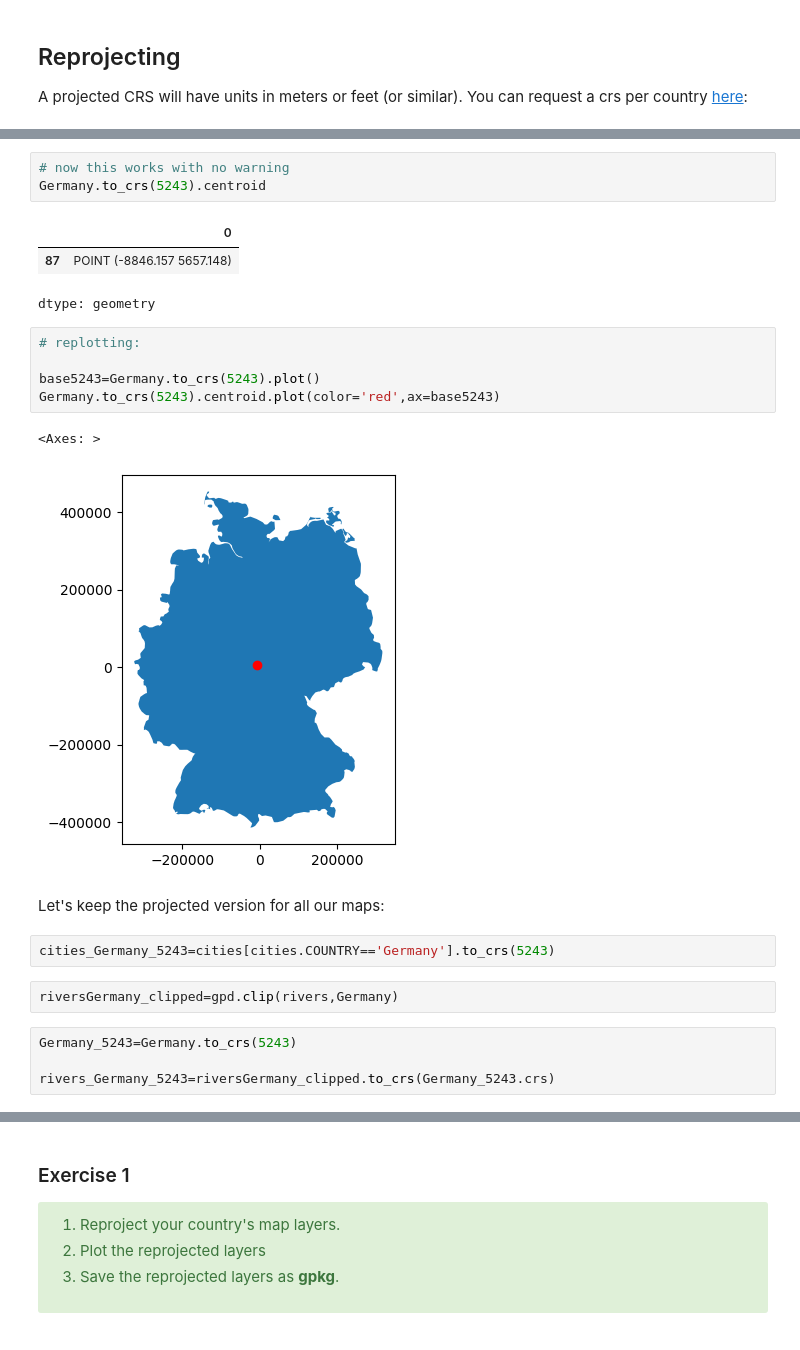
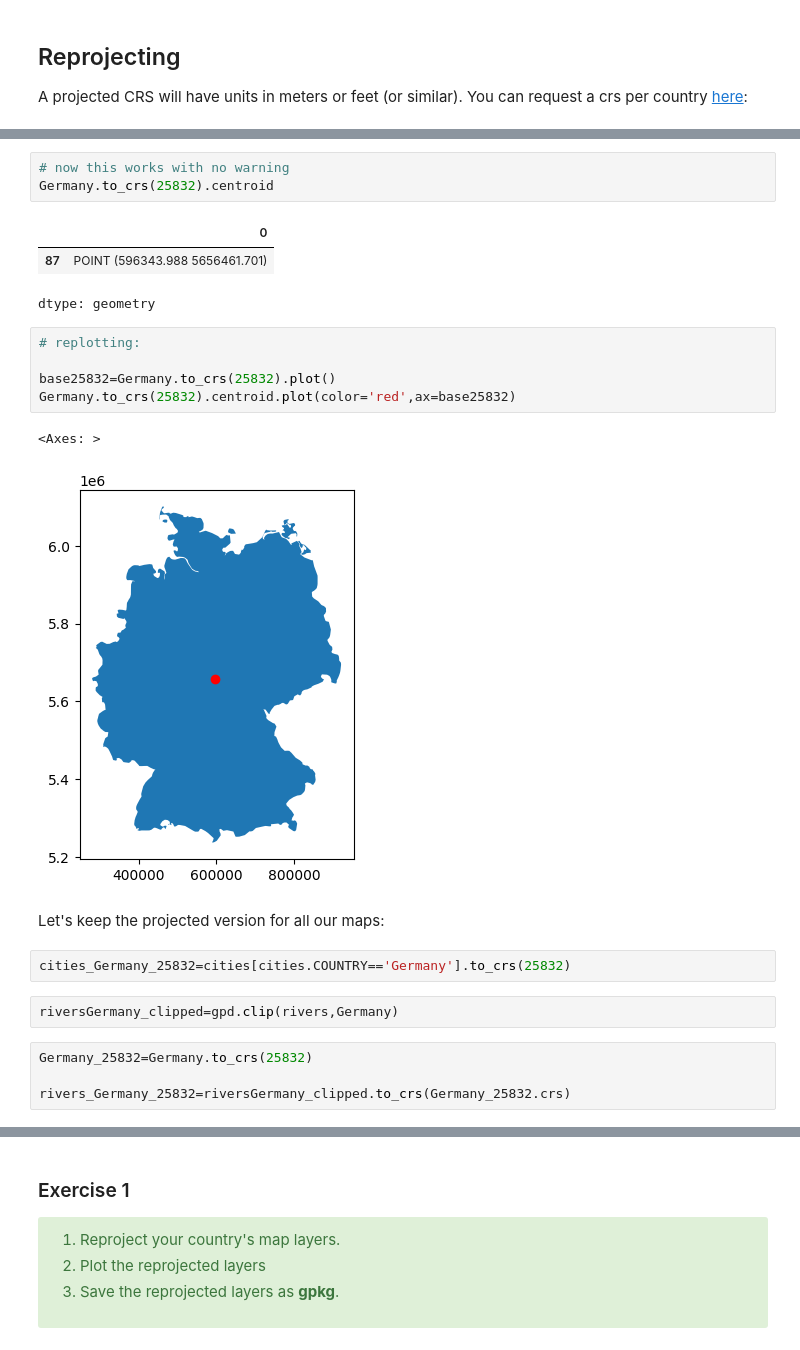
Before and after one commit to nuriacasana/introgeodf, a Jupyter notebook: index.ipynb, the cells around one changed output, grey strips where cells are left out. Cells and saved outputs as stored; diff of their text form.

```diff
--- a/index.ipynb
+++ b/index.ipynb
@@ -216,29 +216,29 @@ Germany.to_crs(5243).crs.axis_info
  Axis(name=Northing, abbrev=N, direction=north, unit_auth_code=EPSG, unit_code=9001, unit_name=metre)]
 # %%
 # now this works with no warning
-Germany.to_crs(5243).centroid
+Germany.to_crs(25832).centroid
 # %% [output]
 |  | 0 |
-| 87 | POINT (-8846.157 5657.148) |
+| 87 | POINT (596343.988 5656461.701) |
 dtype: geometry
 # %%
 # replotting:
 
-base5243=Germany.to_crs(5243).plot()
-Germany.to_crs(5243).centroid.plot(color='red',ax=base5243)
+base25832=Germany.to_crs(25832).plot()
+Germany.to_crs(25832).centroid.plot(color='red',ax=base25832)
 # %% [output]
 <Axes: >
-[figure, old version]
+[figure, new version]
 # %% [markdown]
 Let's keep the projected version for all our maps:
 # %%
-cities_Germany_5243=cities[cities.COUNTRY=='Germany'].to_crs(5243)
+cities_Germany_25832=cities[cities.COUNTRY=='Germany'].to_crs(25832)
 # %%
 riversGermany_clipped=gpd.clip(rivers,Germany)
 # %%
-Germany_5243=Germany.to_crs(5243)
+Germany_25832=Germany.to_crs(25832)
 
-rivers_Germany_5243=riversGermany_clipped.to_crs(Germany_5243.crs)
+rivers_Germany_25832=riversGermany_clipped.to_crs(Germany_25832.crs)
 # %%
 ## saving
 
```
Also changed, not shown: parts of 29 cells of this notebook.
